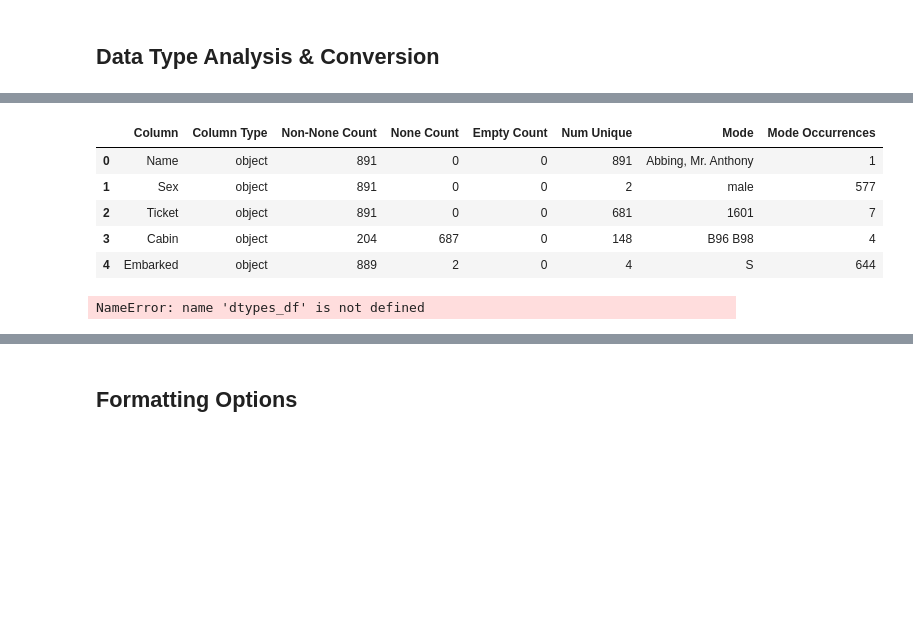
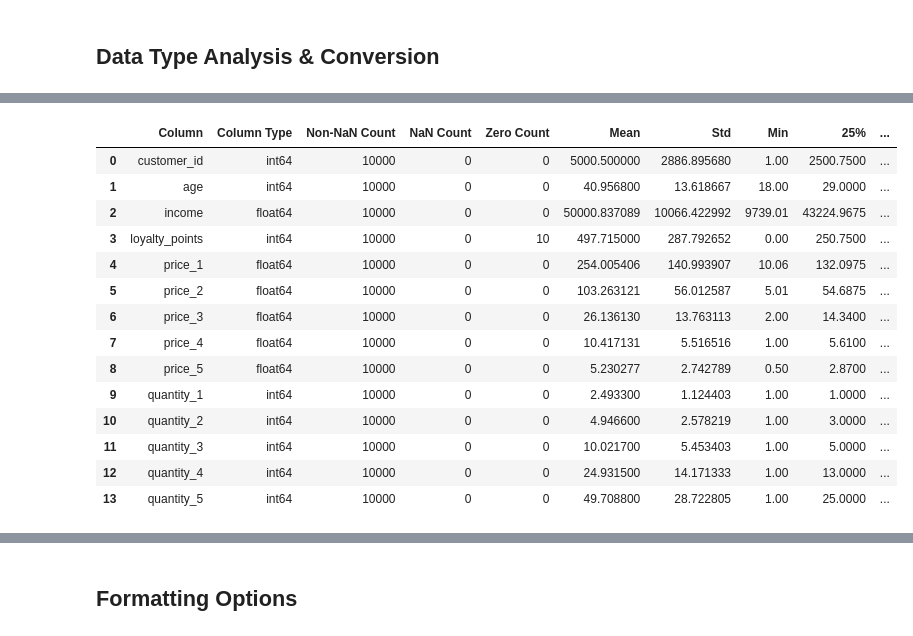
Before and after one commit to TomSmith255/exploratory-data-analysis, a Jupyter notebook: source_code/eda.ipynb, the cells around one changed output, grey strips where cells are left out. Saved outputs shown, nothing was run; the diff lists cells and outputs as text; code cells hidden in the pictures; blank space fills up the shorter version.

```diff
--- a/source_code/eda.ipynb
+++ b/source_code/eda.ipynb
@@ -141,54 +56,18 @@ plot_histograms_and_boxplots(df)
-# %%
-# Select the columns of interest
-cols_of_interest = df.select_dtypes(include=['O', 'bool', 'category']).columns
-
-# Create a list to store the results for each column
-results_list = []
-
-# Iterate over each column of interest
-for col in cols_of_interest:
-    # Determine the counts of non-None, None, and empty values in the column
-    non_none_count = df[col].count()
-    none_count = df[col].isna().sum()
-    empty_count = len(df[df[col] == ""])
-
-    # Calculate the number of unique values and the mode of the column
-    num_unique = len(df[col].unique())
-    mode_value = df[col].mode().iloc[0]
-    mode_count = df[col].value_counts()[mode_value]
-
-    # Add the results to the results list for this column
-    results_list.append([col, str(df[col].dtype), non_none_count, none_count, empty_count, num_unique, mode_value, mode_count])
-
-# Create the result DataFrame from the list of results
-categorical_summary_df = pd.DataFrame(results_list, columns=["Column", "Column Type", "Non-None Count", "None Count", "Empty Count", "Num Unique", "Mode", "Mode Occurrences"])
-
-categorical_summary_df
-# %% [output]
-|  | Column | Column Type | Non-None Count | None Count | Empty Count | Num Unique | Mode | Mode Occurrences |
-| 0 | Name | object | 891 | 0 | 0 | 891 | Abbing, Mr. Anthony | 1 |
-| 1 | Sex | object | 891 | 0 | 0 | 2 | male | 577 |
-| 2 | Ticket | object | 891 | 0 | 0 | 681 | 1601 | 7 |
-| 3 | Cabin | object | 204 | 687 | 0 | 148 | B96 B98 | 4 |
-| 4 | Embarked | object | 889 | 2 | 0 | 4 | S | 644 |
-# %%
-# If datetime or timedelta
-
-# Select the columns that are of type datetime64 or timedelta64
-date_cols = dtypes_df[dtypes_df["Original Data Type"].isin(["datetime64[ns]", "timedelta64[ns]"])]["Original Column Name"]
-
-# Iterate over each date column and display information about it
-for col in date_cols:
-    if df[col].dtype == "datetime64[ns]":
-        print(f"Column: {col} (datetime)")
-        print(f"Earliest date: {df[col].min()}")
-        print(f"Latest date: {df[col].max()}")
-        print(f"Number of unique dates: {df[col].nunique()}")
-    else:
-        print(f"Column: {col} (timedelta)")
-        print(f"Shortest time: {df[col].min()}")
-        print(f"Longest time: {df[col].max()}")
-        print(f"Number of unique times: {df[col].nunique()}")
-    print("\n")
-# %% [output]
-NameError: name 'dtypes_df' is not defined
+# %%
+summarize_numeric_columns(df)
+# %% [output]
+|  | Column | Column Type | Non-NaN Count | NaN Count | Zero Count | Mean | Std | Min | 25% | ... |
+| 0 | customer_id | int64 | 10000 | 0 | 0 | 5000.500000 | 2886.895680 | 1.00 | 2500.7500 | ... |
+| 1 | age | int64 | 10000 | 0 | 0 | 40.956800 | 13.618667 | 18.00 | 29.0000 | ... |
+| 2 | income | float64 | 10000 | 0 | 0 | 50000.837089 | 10066.422992 | 9739.01 | 43224.9675 | ... |
+| 3 | loyalty_points | int64 | 10000 | 0 | 10 | 497.715000 | 287.792652 | 0.00 | 250.7500 | ... |
+| 4 | price_1 | float64 | 10000 | 0 | 0 | 254.005406 | 140.993907 | 10.06 | 132.0975 | ... |
+| 5 | price_2 | float64 | 10000 | 0 | 0 | 103.263121 | 56.012587 | 5.01 | 54.6875 | ... |
+| 6 | price_3 | float64 | 10000 | 0 | 0 | 26.136130 | 13.763113 | 2.00 | 14.3400 | ... |
+| 7 | price_4 | float64 | 10000 | 0 | 0 | 10.417131 | 5.516516 | 1.00 | 5.6100 | ... |
+| 8 | price_5 | float64 | 10000 | 0 | 0 | 5.230277 | 2.742789 | 0.50 | 2.8700 | ... |
+| 9 | quantity_1 | int64 | 10000 | 0 | 0 | 2.493300 | 1.124403 | 1.00 | 1.0000 | ... |
+| 10 | quantity_2 | int64 | 10000 | 0 | 0 | 4.946600 | 2.578219 | 1.00 | 3.0000 | ... |
+| 11 | quantity_3 | int64 | 10000 | 0 | 0 | 10.021700 | 5.453403 | 1.00 | 5.0000 | ... |
+| 12 | quantity_4 | int64 | 10000 | 0 | 0 | 24.931500 | 14.171333 | 1.00 | 13.0000 | ... |
+| 13 | quantity_5 | int64 | 10000 | 0 | 0 | 49.708800 | 28.722805 | 1.00 | 25.0000 | ... |
```
Also changed, not shown: parts of 11 cells of this notebook, 1 other file.
